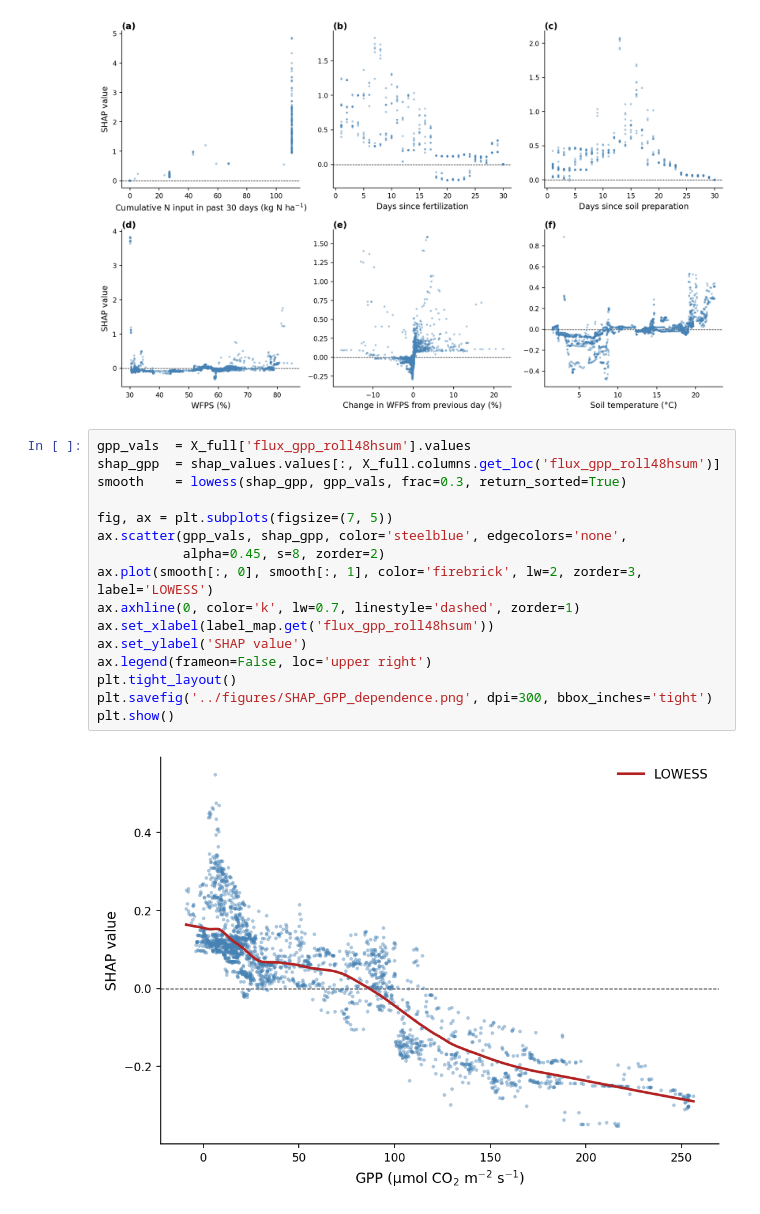
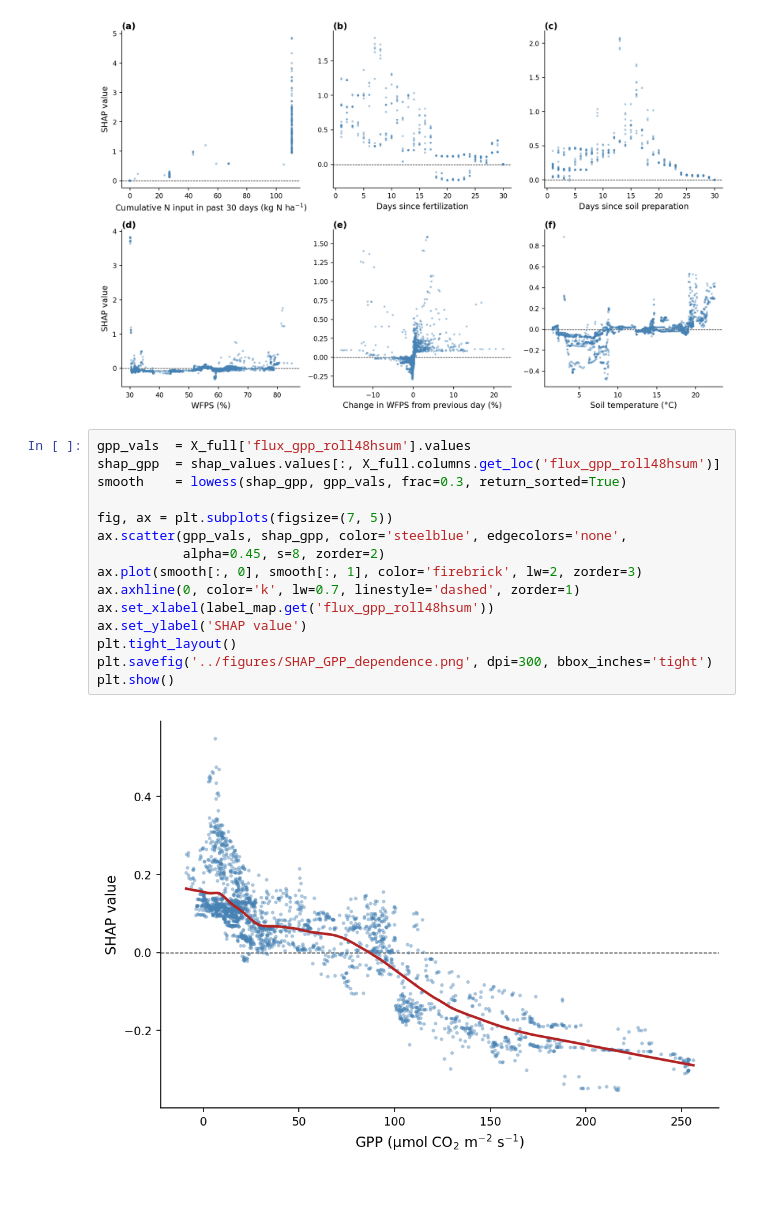
Before and after one commit to fabioturc/n2o-wheat-drivers-sources, a Jupyter notebook: notebooks/DRIVERS_10_shap_analysis.ipynb, the cells around one changed output. Saved outputs shown, nothing was run; the diff lists cells and outputs as text.

```diff
--- a/notebooks/DRIVERS_10_shap_analysis.ipynb
+++ b/notebooks/DRIVERS_10_shap_analysis.ipynb
@@ -563,18 +487,17 @@ plt.show()
 # %%
 gpp_vals  = X_full['flux_gpp_roll48hsum'].values
 shap_gpp  = shap_values.values[:, X_full.columns.get_loc('flux_gpp_roll48hsum')]
 smooth    = lowess(shap_gpp, gpp_vals, frac=0.3, return_sorted=True)
 
 fig, ax = plt.subplots(figsize=(7, 5))
 ax.scatter(gpp_vals, shap_gpp, color='steelblue', edgecolors='none',
            alpha=0.45, s=8, zorder=2)
-ax.plot(smooth[:, 0], smooth[:, 1], color='firebrick', lw=2, zorder=3, label='LOWESS')
+ax.plot(smooth[:, 0], smooth[:, 1], color='firebrick', lw=2, zorder=3)
 ax.axhline(0, color='k', lw=0.7, linestyle='dashed', zorder=1)
 ax.set_xlabel(label_map.get('flux_gpp_roll48hsum'))
 ax.set_ylabel('SHAP value')
-ax.legend(frameon=False, loc='upper right')
 plt.tight_layout()
 plt.savefig('../figures/SHAP_GPP_dependence.png', dpi=300, bbox_inches='tight')
 plt.show()
 # %% [output]
-[figure, old version]
+[figure, new version]
```
Also changed, not shown: parts of 10 cells of this notebook, 2 other files.
